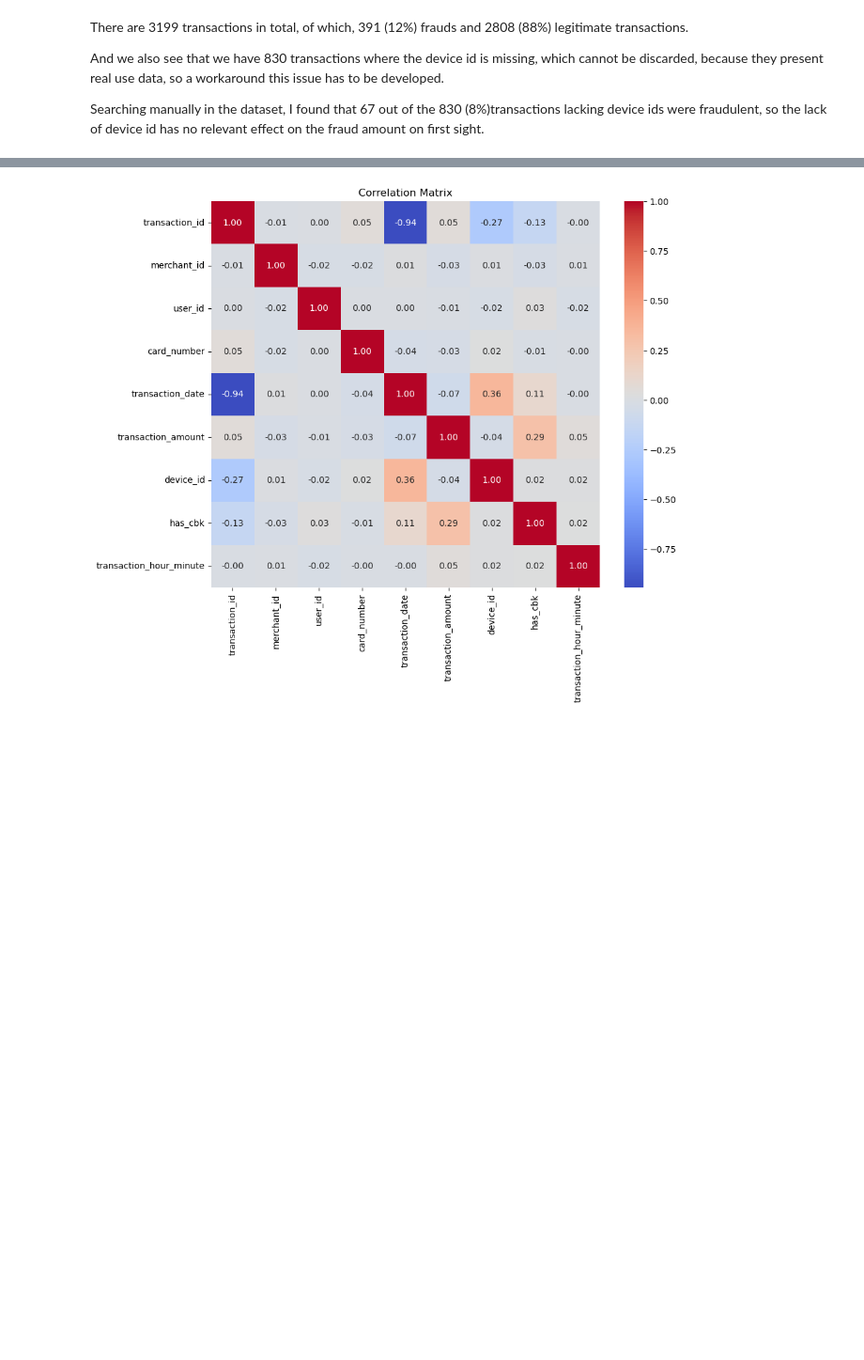
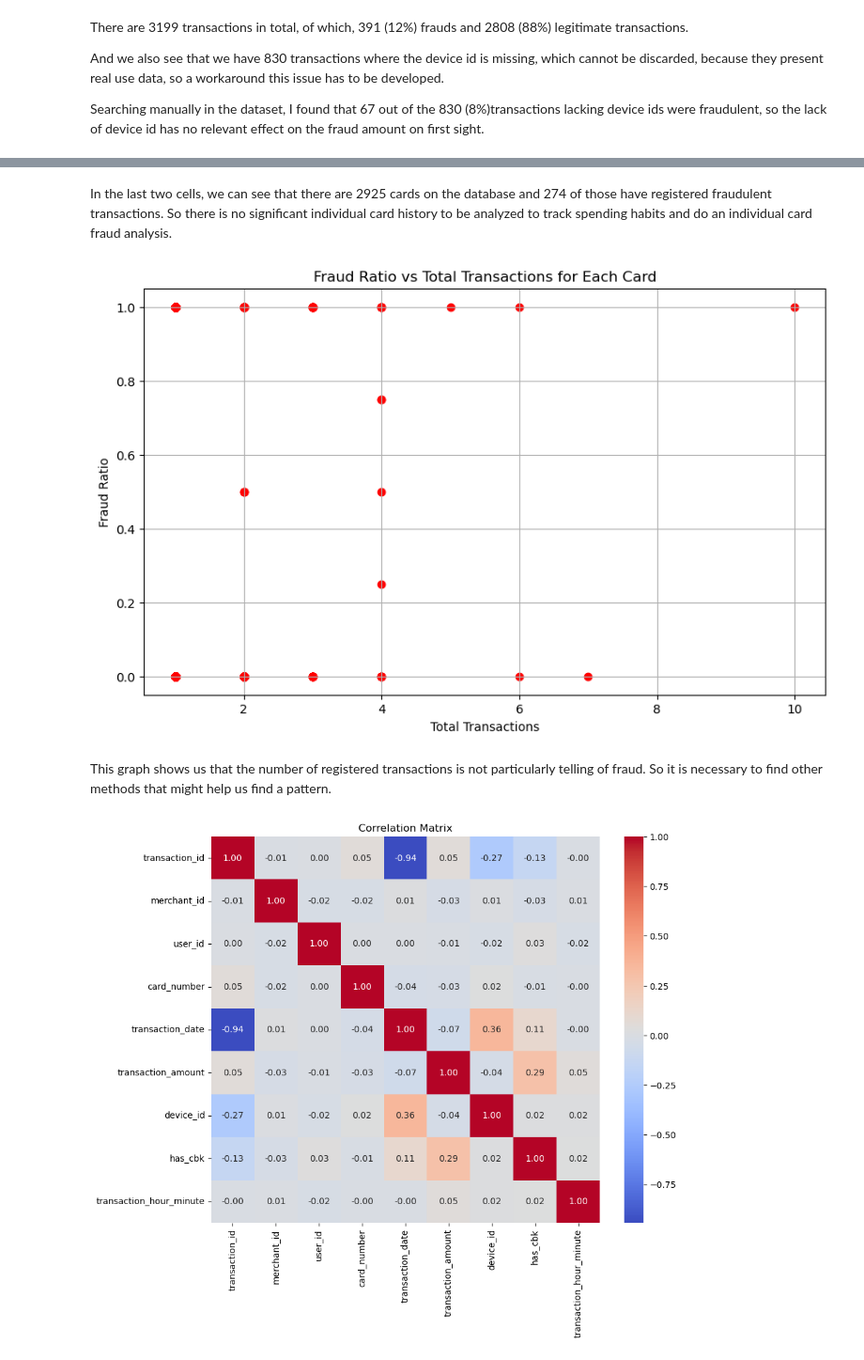
Before and after one commit to ViniSSBrandao/Chargeback-Detection, a Jupyter notebook: index.ipynb, the cells around one changed output, grey strips where cells are left out. Shown: that part at 94% size. Drawn from its saved outputs; the diff is of its cells as text; code cells hidden in the pictures; blank space fills up the shorter version.

Commit message:
more graphs

```diff
--- a/index.ipynb
+++ b/index.ipynb
@@ -82,3 +84,21 @@ There are 3199 transactions in total, of which, 391 (12%) frauds and 2808 (88%)
 And we also see that we have 830 transactions where the device id is missing, which cannot be discarded, because they present real use data, so a workaround this issue has to be developed.
 
 Searching manually in the dataset, I found that 67 out of the 830 (8%)transactions lacking device ids were fraudulent, so the lack of device id has no relevant effect on the fraud amount on first sight.
+# %%
+grouped_transactions = dataset.groupby('card_number').size()
+print('registered transactions:')
+print(grouped_transactions)
+print()
+
+# Find where a fraud occured and count occurrences
+fraud_occurrences = dataset[dataset['has_cbk'] == True]
+count = fraud_occurrences.shape[0]
+
+# Print the ammount of occurences of fraud
+print("Occurrences of 'fraud':")
+# print(occurrences)
+print("Count of occurrences:", count)
+
+# print the ammount of frauds of each card
+grouped_frauds = occurrences.groupby('card_number').size()
+print(grouped_frauds)
@@ -84,0 +123,15 @@ Searching manually in the dataset, I found that 67 out of the 830 (8%)transactio
+# %%
+# Calculate the total registered transactions for each card
+total_transactions_by_card = grouped_transactions
+
+# Calculate the count of fraud occurrences for each card
+fraud_occurrences_by_card = fraud_occurrences.groupby('card_number').size()
+
+# Compare fraud occurrences to registered transactions for each card
+fraud_ratio_by_card = fraud_occurrences_by_card / total_transactions_by_card
+
+fraud_ratio_by_card = fraud_ratio_by_card.fillna(0)
+
+# Print the fraud ratio for each card
+print("Fraud ratio for each card:")
+print(fraud_ratio_by_card)
@@ -85,3 +153,21 @@ Searching manually in the dataset, I found that 67 out of the 830 (8%)transactio
+# %% [markdown]
+In the last two cells, we can see that there are 2925 cards on the database and 274 of those have registered fraudulent transactions. So there is no significant individual card history to be analyzed to track spending habits and do an individual card fraud analysis.
+# %%
+# Plotting
+plt.figure(figsize=(10, 6))
+plt.scatter(total_transactions_by_card, fraud_ratio_by_card, color='r')
+plt.xlabel('Total Transactions')
+plt.ylabel('Fraud Ratio')
+plt.title('Fraud Ratio vs Total Transactions for Each Card')
+
+
+
+plt.grid(True)
+plt.show()
+# %% [output]
+[figure, added]
+# %% [markdown]
+This graph shows us that the number of registered transactions is not particularly telling of fraud.  So it is necessary to find other methods that might help us find a pattern.
 # %%
 corr_matrix = dataset.corr()
 
```
Also changed, not shown: parts of 16 cells of this notebook, 1 other file.
